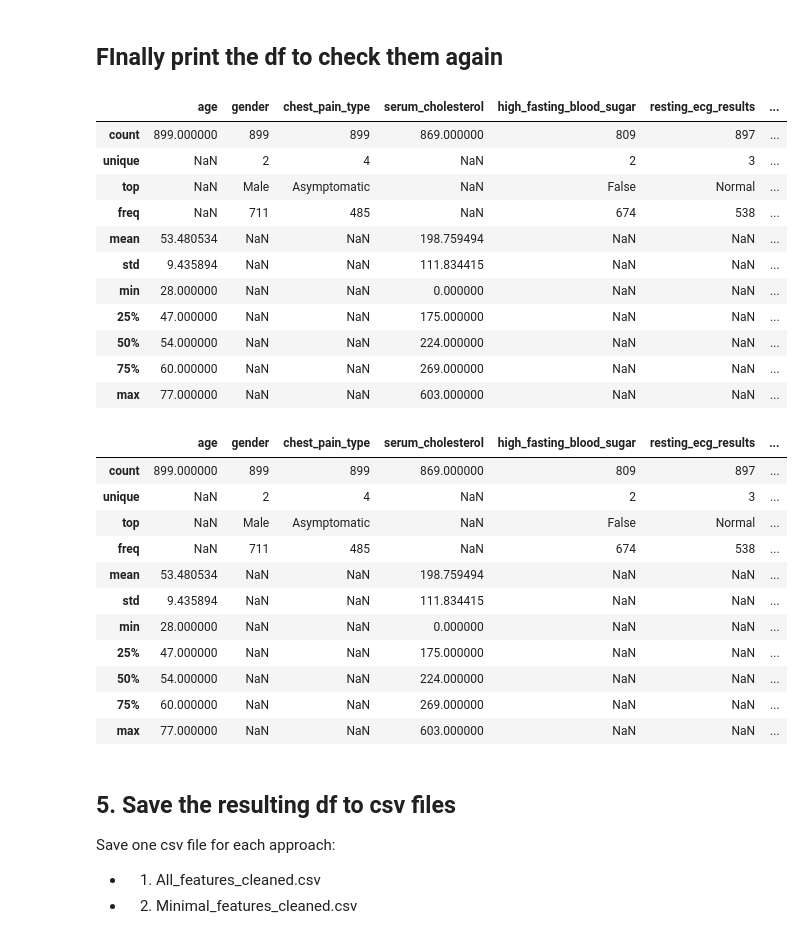
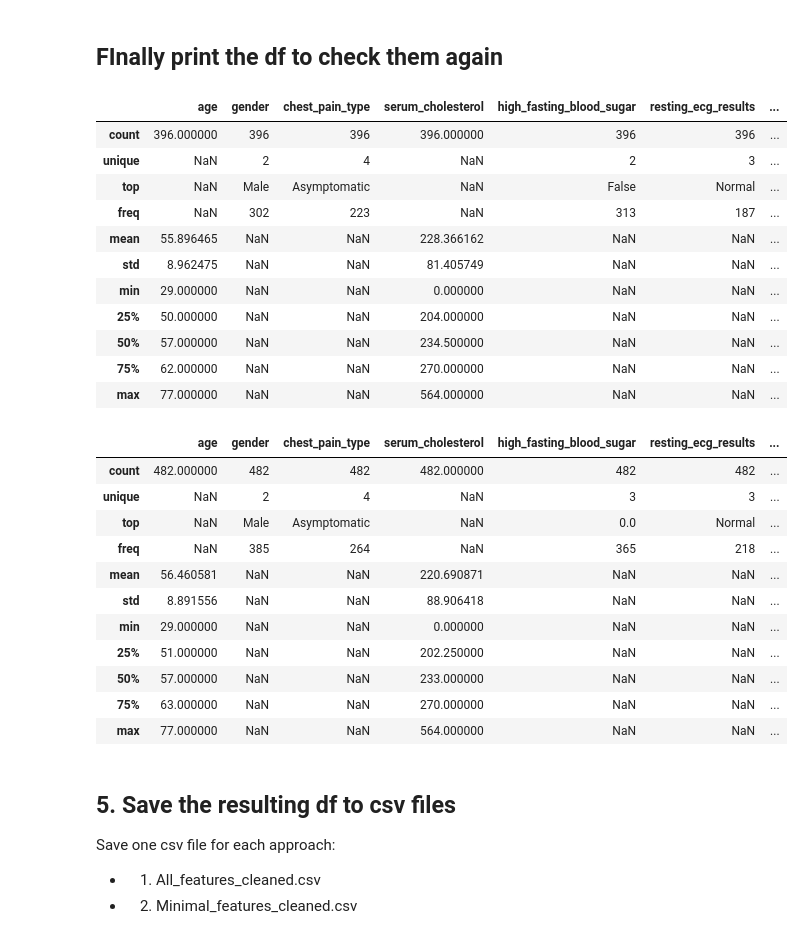
Before and after one commit to KentFre/CDS_CardioVision, a Jupyter notebook: data/data_cleanup.ipynb, the cells around one changed output. Saved outputs shown, nothing was run; the diff lists cells and outputs as text; code cells hidden in the pictures.

```diff
--- a/data/data_cleanup.ipynb
+++ b/data/data_cleanup.ipynb
@@ -47,11 +56,11 @@ import numpy as np
 # %% [markdown]
 ## 1. Importing the raw data csv
 # %%
-# Load the "combined_data_all.csv" and save it into a dataframe
-combined_data_all_df = pd.read_csv("combined_data_all.csv")
+# Load the "selected_raw_data.csv" and save it into a dataframe
+selected_raw_data_df = pd.read_csv("selected_raw_data.csv")
 
 # Show the dataframe
-combined_data_all_df
+selected_raw_data_df
 # %% [output]
 |  | Dataset | id | ccf | age | sex | painloc | painexer | relrest | pncaden | cp | ... | ... |
 | 0 | Cleveland | 1 | 0 | 63 | 1 | -9 | -9 | -9 | -9 | 1 | ... | ... |
@@ -99,7 +108,7 @@ All 14 commonly used features were also identified by our domain expert as they
 ---
 # %%
 # Create a new df, that keeps only the selected columns.
-selected_df = combined_data_all_df[["age", "sex", "cp", "chol", "fbs", "restecg", "thalach", "exang", "oldpeak", "slope", "ca", "painloc", "htn",
+selected_df = selected_raw_data_df[["age", "sex", "cp", "chol", "fbs", "restecg", "thalach", "exang", "oldpeak", "slope", "ca", "painloc", "htn",
  "cigs", "years", "famhist", "thalrest", "num"]]
 
 # Display the new df.
@@ -493,0 +688,28 @@ heart_disease_diagnosis               0                0.000000
+# %%
+
+# Using Median Imputation for `serum_cholesterol`
+median_imputer = SimpleImputer(strategy='median')
+imputation_df[['serum_cholesterol']] = median_imputer.fit_transform(imputation_df[['serum_cholesterol']])
+
+# Using Mean Imputation for features with a small percentage of missing values
+mean_imputer = SimpleImputer(strategy='mean')
+imputation_df[['cigarettes_per_day', 'years_smoking']] = mean_imputer.fit_transform(
+    imputation_df[['cigarettes_per_day', 'years_smoking']]
+)
+
+### Check for missing values again ###
+# Calculate the total number of missing values per feature
+missing_values_total = imputation_df.isnull().sum()
+
+# Calculate the percentage of missing values per feature
+missing_values_percentage = (missing_values_total / len(imputation_df)) * 100
+
+# Create a DataFrame to display both total and percentage of missing values per feature
+missing_values_table = pd.DataFrame({
+    'Total Missing': missing_values_total,
+    'Percentage Missing (%)': missing_values_percentage
+})
+
+# Display the table
+print(f"There are {len(imputation_df)} entries in the imputation_df.")
+print(missing_values_table)
@@ -495,36 +764,36 @@ heart_disease_diagnosis               0                0.000000
 ## FInally print the df to check them again
 # %%
 # Perform full descriptive analysis of the dataset to check if all works
-all_features_subset_df.describe(include='all')
+drop_nan_df.describe(include='all')
 # %% [output]
 |  | age | gender | chest_pain_type | serum_cholesterol | high_fasting_blood_sugar | resting_ecg_results | ... |
-| count | 899.000000 | 899 | 899 | 869.000000 | 809 | 897 | ... |
+| count | 396.000000 | 396 | 396 | 396.000000 | 396 | 396 | ... |
 | unique | NaN | 2 | 4 | NaN | 2 | 3 | ... |
 | top | NaN | Male | Asymptomatic | NaN | False | Normal | ... |
-| freq | NaN | 711 | 485 | NaN | 674 | 538 | ... |
-| mean | 53.480534 | NaN | NaN | 198.759494 | NaN | NaN | ... |
-| std | 9.435894 | NaN | NaN | 111.834415 | NaN | NaN | ... |
-| min | 28.000000 | NaN | NaN | 0.000000 | NaN | NaN | ... |
-| 25% | 47.000000 | NaN | NaN | 175.000000 | NaN | NaN | ... |
-| 50% | 54.000000 | NaN | NaN | 224.000000 | NaN | NaN | ... |
-| 75% | 60.000000 | NaN | NaN | 269.000000 | NaN | NaN | ... |
-| max | 77.000000 | NaN | NaN | 603.000000 | NaN | NaN | ... |
+| freq | NaN | 302 | 223 | NaN | 313 | 187 | ... |
+| mean | 55.896465 | NaN | NaN | 228.366162 | NaN | NaN | ... |
+| std | 8.962475 | NaN | NaN | 81.405749 | NaN | NaN | ... |
+| min | 29.000000 | NaN | NaN | 0.000000 | NaN | NaN | ... |
+| 25% | 50.000000 | NaN | NaN | 204.000000 | NaN | NaN | ... |
+| 50% | 57.000000 | NaN | NaN | 234.500000 | NaN | NaN | ... |
+| 75% | 62.000000 | NaN | NaN | 270.000000 | NaN | NaN | ... |
+| max | 77.000000 | NaN | NaN | 564.000000 | NaN | NaN | ... |
 # %%
 # Perform full descriptive analysis of the dataset to check if all works
-cleaned_subset_df.describe(include='all')
+imputation_df.describe(include='all')
 # %% [output]
 |  | age | gender | chest_pain_type | serum_cholesterol | high_fasting_blood_sugar | resting_ecg_results | ... |
-| count | 899.000000 | 899 | 899 | 869.000000 | 809 | 897 | ... |
-| unique | NaN | 2 | 4 | NaN | 2 | 3 | ... |
-| top | NaN | Male | Asymptomatic | NaN | False | Normal | ... |
-| freq | NaN | 711 | 485 | NaN | 674 | 538 | ... |
-| mean | 53.480534 | NaN | NaN | 198.759494 | NaN | NaN | ... |
-| std | 9.435894 | NaN | NaN | 111.834415 | NaN | NaN | ... |
-| min | 28.000000 | NaN | NaN | 0.000000 | NaN | NaN | ... |
-| 25% | 47.000000 | NaN | NaN | 175.000000 | NaN | NaN | ... |
-| 50% | 54.000000 | NaN | NaN | 224.000000 | NaN | NaN | ... |
-| 75% | 60.000000 | NaN | NaN | 269.000000 | NaN | NaN | ... |
-| max | 77.000000 | NaN | NaN | 603.000000 | NaN | NaN | ... |
+| count | 482.000000 | 482 | 482 | 482.000000 | 482 | 482 | ... |
+| unique | NaN | 2 | 4 | NaN | 3 | 3 | ... |
+| top | NaN | Male | Asymptomatic | NaN | 0.0 | Normal | ... |
+| freq | NaN | 385 | 264 | NaN | 365 | 218 | ... |
+| mean | 56.460581 | NaN | NaN | 220.690871 | NaN | NaN | ... |
+| std | 8.891556 | NaN | NaN | 88.906418 | NaN | NaN | ... |
+| min | 29.000000 | NaN | NaN | 0.000000 | NaN | NaN | ... |
+| 25% | 51.000000 | NaN | NaN | 202.250000 | NaN | NaN | ... |
+| 50% | 57.000000 | NaN | NaN | 233.000000 | NaN | NaN | ... |
+| 75% | 63.000000 | NaN | NaN | 270.000000 | NaN | NaN | ... |
+| max | 77.000000 | NaN | NaN | 564.000000 | NaN | NaN | ... |
 # %% [markdown]
 ## 5. Save the resulting df to csv files
 
```
Also changed, not shown: parts of 30 cells of this notebook, 6 other files.
